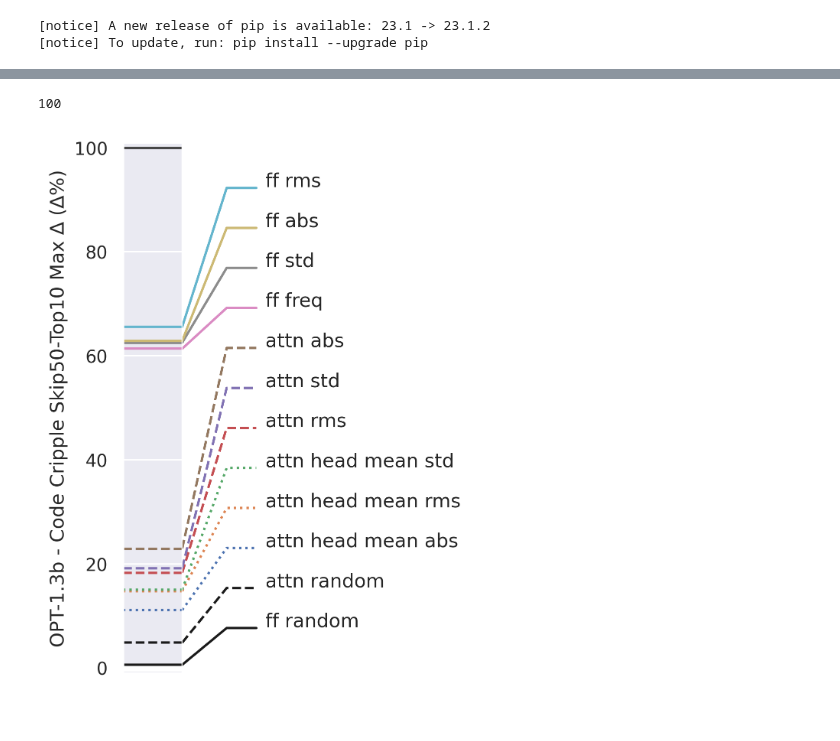
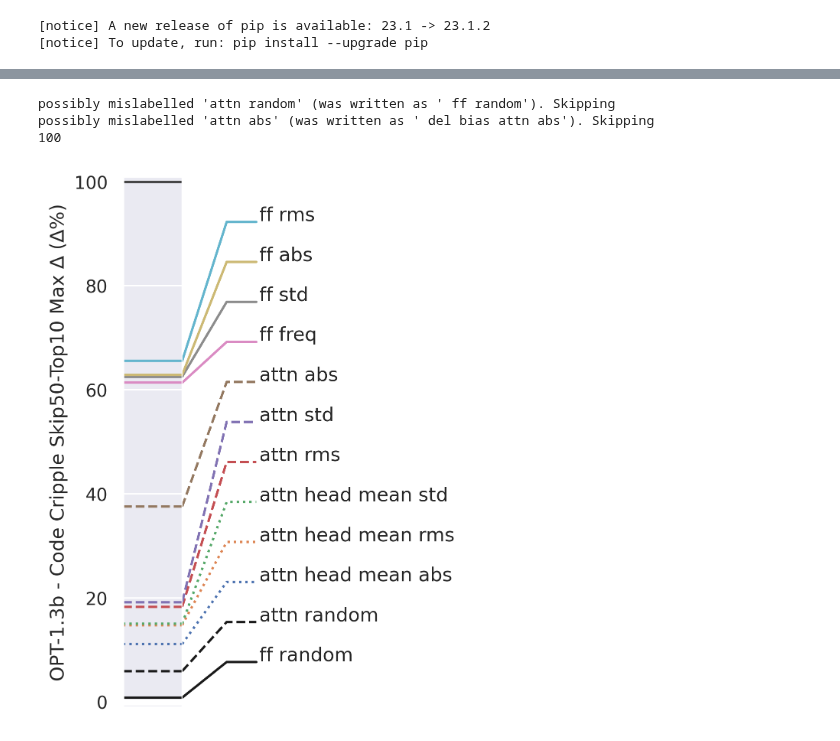
Before and after one commit to nickypro/separability, a Jupyter notebook: examples/analyse-methods.ipynb, the cells around one changed output, grey strips where cells are left out. Drawn from its saved outputs; the diff is of its cells as text; code cells hidden in the pictures.

```diff
--- a/examples/analyse-methods.ipynb
+++ b/examples/analyse-methods.ipynb
@@ -250,9 +278,11 @@ plt.show()
 # %%
 runs_filtered, run_limit = [], None
-for run in _runs_attn:
+for run in [*_runs_orig, *_runs_attn]:
     if run_limit and len(runs_filtered) > run_limit:
         break
     if run.state == "crashed":
+        continue
+    if not run.config["model_size"] == "facebook/galactica-1.3b":
         continue
     if not "_step" in run.summary or run.summary["_step"] < 1:
         continue
@@ -264,11 +294,11 @@ for run in _runs_attn:
         continue
     if "svd" in run.name:
         continue
+    if "sqrt" in run.name:
+        continue
     if "both" in run.name:
         continue
     if "few" in run.name:
-        continue
-    if not run.config["model_size"] == "facebook/galactica-1.3b":
         continue
     if "L" in run.name:
         continue
@@ -297,6 +327,6 @@ plt.show()
 # %%
 runs_filtered, run_limit = [], None
-for run in _runs_orig:
+for run in [*_runs_orig, *_runs_attn]:
     if not run.config["model_size"].lower() == "EleutherAI/pythia-1.4B".lower():
         continue
     if run_limit and len(runs_filtered) > run_limit:
@@ -337,7 +367,7 @@ plt.show()
 # %%
 
 runs_filtered, run_limit = [], None
-for run in _runs_attn:
+for run in [*_runs_orig, *_runs_attn]:
     if run_limit and len(runs_filtered) > run_limit:
         break
     if run.state == "crashed":
@@ -348,37 +378,43 @@ for run in _runs_attn:
     #    continue
     if "rev" in run.name:
         continue
+    if " r " in run.name:
+        continue
     if "svd" in run.name:
         continue
     if "single" in run.name:
         continue
+    if "sqrt" in run.name:
+        continue
     #if "svd" in run.name and "attn h" in run.name:
     #    continue
-    if "attn" in run.name and False and \
-            not ("attn v" in run.name or "attn h" in run.name):
-        continue
+    #if "attn" in run.name and False and \
+    #        not ("attn v" in run.name or "attn h" in run.name):
+    #    continue
     if not run.config["model_size"] == "facebook/opt-1.3b":
         continue
     if " L" in run.name:
         continue
     if run.name in [
             "gal 1.3b del bias attn abs",
             "gal 1.3b attn",
             "gal 1.3b both old",
             "gal 1.3b both svd-b",
             "gal 1.3b ff",
         ]:
         continue
     #print(run.name, run.config.items())
     runs_filtered.append(run.url)
 
 scale = 100
 fig, (ax1, ax2) = plot_technique_comparison(runs_filtered, scale)
 ax1.set_ylim(-0.01*scale, 1.01*scale)
 ax2.set_ylim(-0.01*scale, 1.01*scale)
 ax2.set_ylabel("OPT-1.3b - Code Cripple Skip50-Top10 Max ∆ (∆%)")
 
 plt.show()
 # %% [output]
+possibly mislabelled 'attn random' (was written as ' ff random'). Skipping
+possibly mislabelled 'attn abs' (was written as ' del bias attn abs'). Skipping
 100
-[figure, old version]
+[figure, new version]
```
Also changed, not shown: parts of 3 cells of this notebook.
